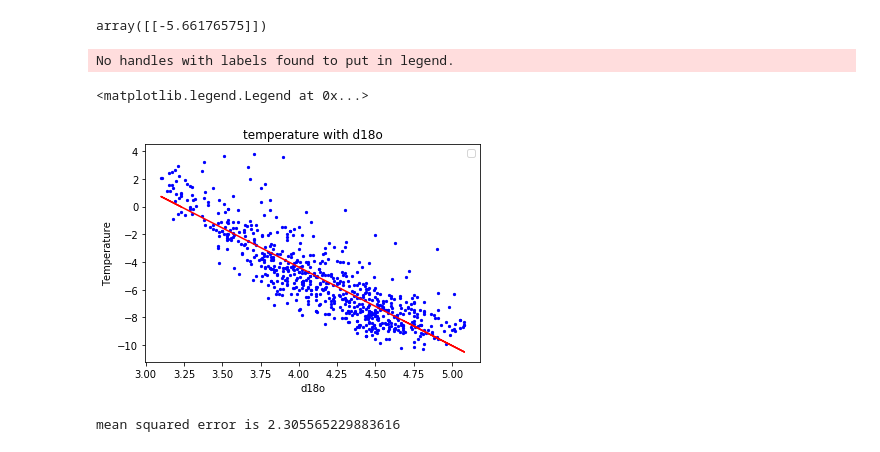
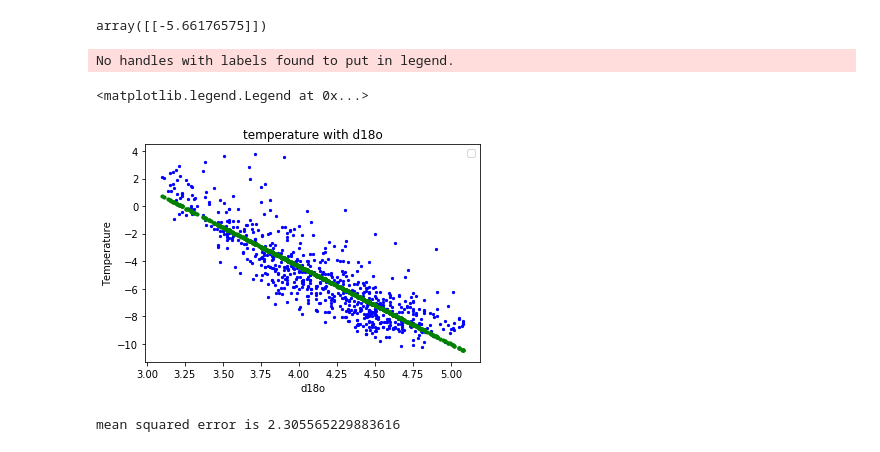
Before and after one commit to chang-github-00/-, a Jupyter notebook: IceCores/作业1_修改.ipynb, the cells around one changed output. Saved outputs shown, nothing was run; the diff lists cells and outputs as text; code cells hidden in the pictures.

```diff
--- a/IceCores/作业1_修改.ipynb
+++ b/IceCores/作业1_修改.ipynb
@@ -133,17 +133,18 @@ array([[-5.66176575]])
 # %%
 #colour = -np.arctan2(deu, temperature) # 生成每个点的颜色大小，每个数据点生成控制颜色的数组 colour
 plt.scatter(d18o_prob2,temp_prob2,s=5,c='blue' )
-plt.plot(d18o_prob2,pred,'r')
+#plt.plot(d18o_prob2,pred,'r')
+plt.scatter(d18o_prob2,pred,s=10,c='green' )
 #plt.scatter(deu,pred,c='aqua',s=0.1,marker='x')
 #plt.colorbar()
 plt.ylabel('Temperature')
 plt.xlabel('d18o')
 plt.title("temperature with d18o")
 plt.legend()
 # %% [output]
 No handles with labels found to put in legend.
 <matplotlib.legend.Legend at 0x...>
-[figure, old version]
+[figure, new version]
 # %%
 loss = (pred-temp_prob2)*(pred-temp_prob2)
 mse = loss.flatten().mean()
```
Also changed, not shown: parts of 10 cells of this notebook.
